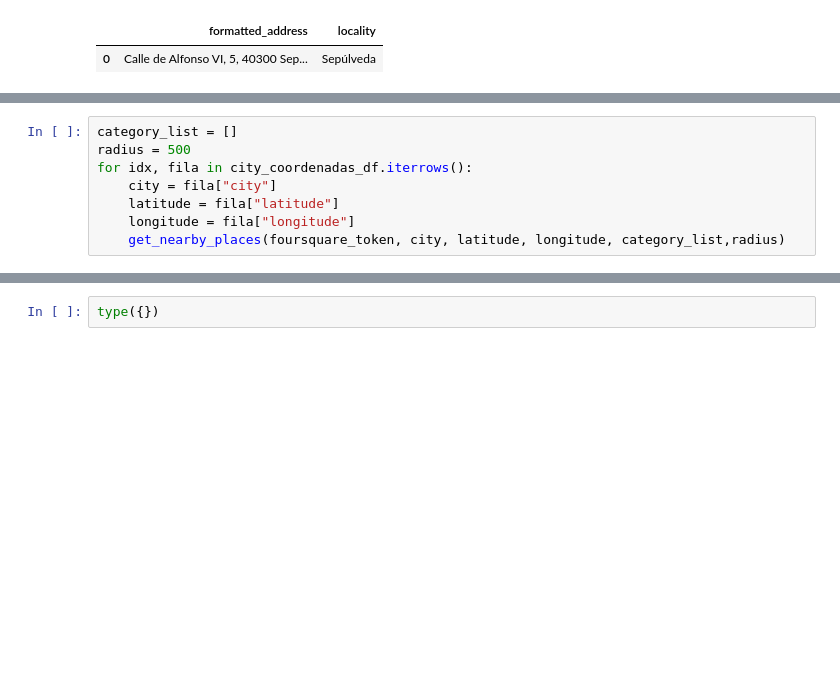
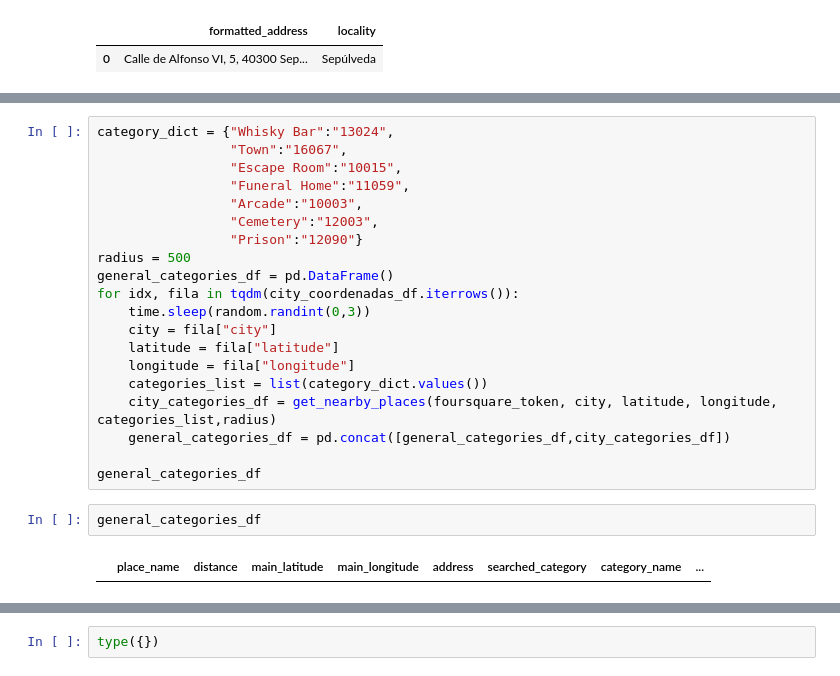
Before and after one commit to MiguelLopezVirues/modulo3_leccion1_api, a Jupyter notebook: laboratorio-modulo3-leccion01-APIs.ipynb, the cells around one changed output, grey strips where cells are left out. Saved outputs shown, nothing was run; the diff lists cells and outputs as text; blank space fills up the shorter version.

Commit message:
API information extraction get_nearby_places() iteration added.

```diff
--- a/laboratorio-modulo3-leccion01-APIs.ipynb
+++ b/laboratorio-modulo3-leccion01-APIs.ipynb
@@ -281,13 +288,29 @@ def format_results(response_dict):
 
     return pd.DataFrame(dictionary)
 # %%
-category_list = []
+category_dict = {"Whisky Bar":"13024",
+                 "Town":"16067",
+                 "Escape Room":"10015",
+                 "Funeral Home":"11059",
+                 "Arcade":"10003",
+                 "Cemetery":"12003",
+                 "Prison":"12090"}
 radius = 500
-for idx, fila in city_coordenadas_df.iterrows():
+general_categories_df = pd.DataFrame()
+for idx, fila in tqdm(city_coordenadas_df.iterrows()):
+    time.sleep(random.randint(0,3))
     city = fila["city"]
     latitude = fila["latitude"]
     longitude = fila["longitude"]
-    get_nearby_places(foursquare_token, city, latitude, longitude, category_list,radius)
+    categories_list = list(category_dict.values())
+    city_categories_df = get_nearby_places(foursquare_token, city, latitude, longitude, categories_list,radius)
+    general_categories_df = pd.concat([general_categories_df,city_categories_df])
+
+general_categories_df
+# %%
+general_categories_df
+# %% [output]
+|  | place_name | distance | main_latitude | main_longitude | address | searched_category | category_name | ... |
 # %%
 get_nearby_places(foursquare_token, "alcala-de-henares",40.481840, -3.364497, ["coffee"],10000)
 # %% [output]
```
Also changed, not shown: parts of 2 cells of this notebook.
